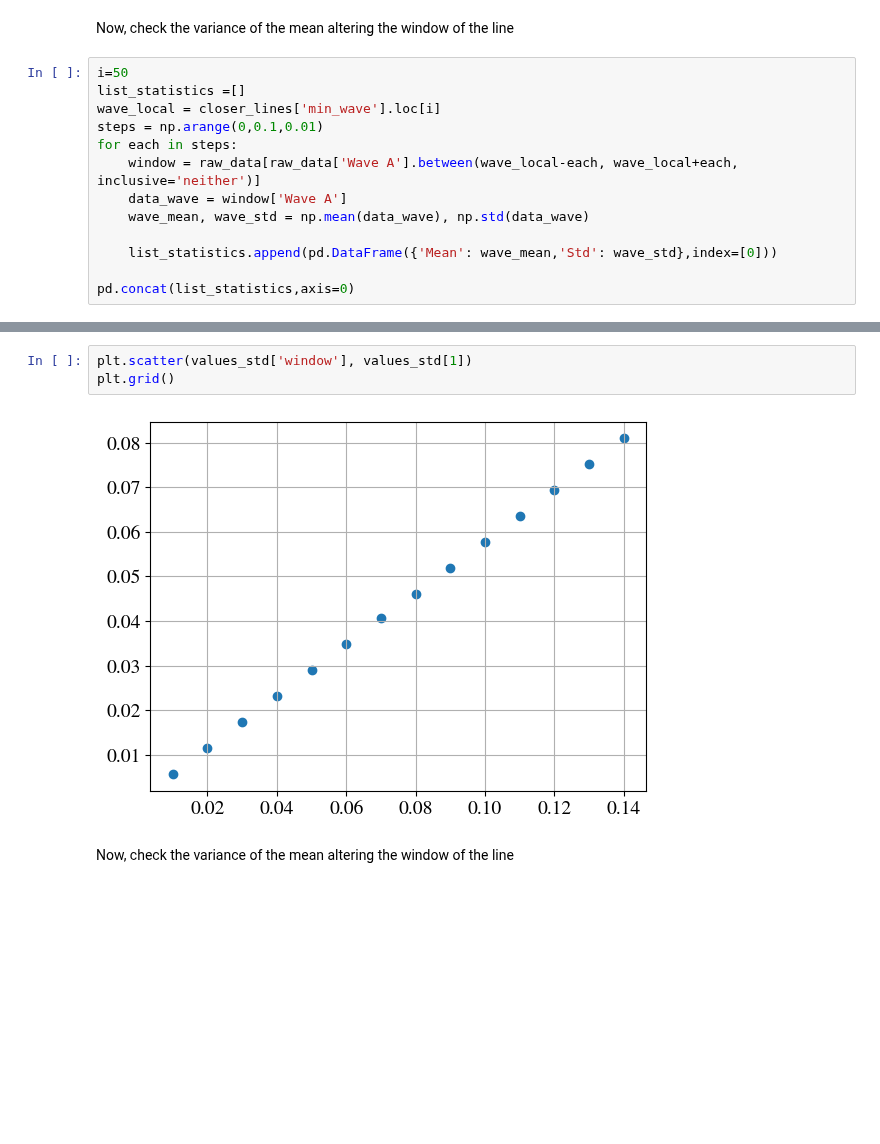
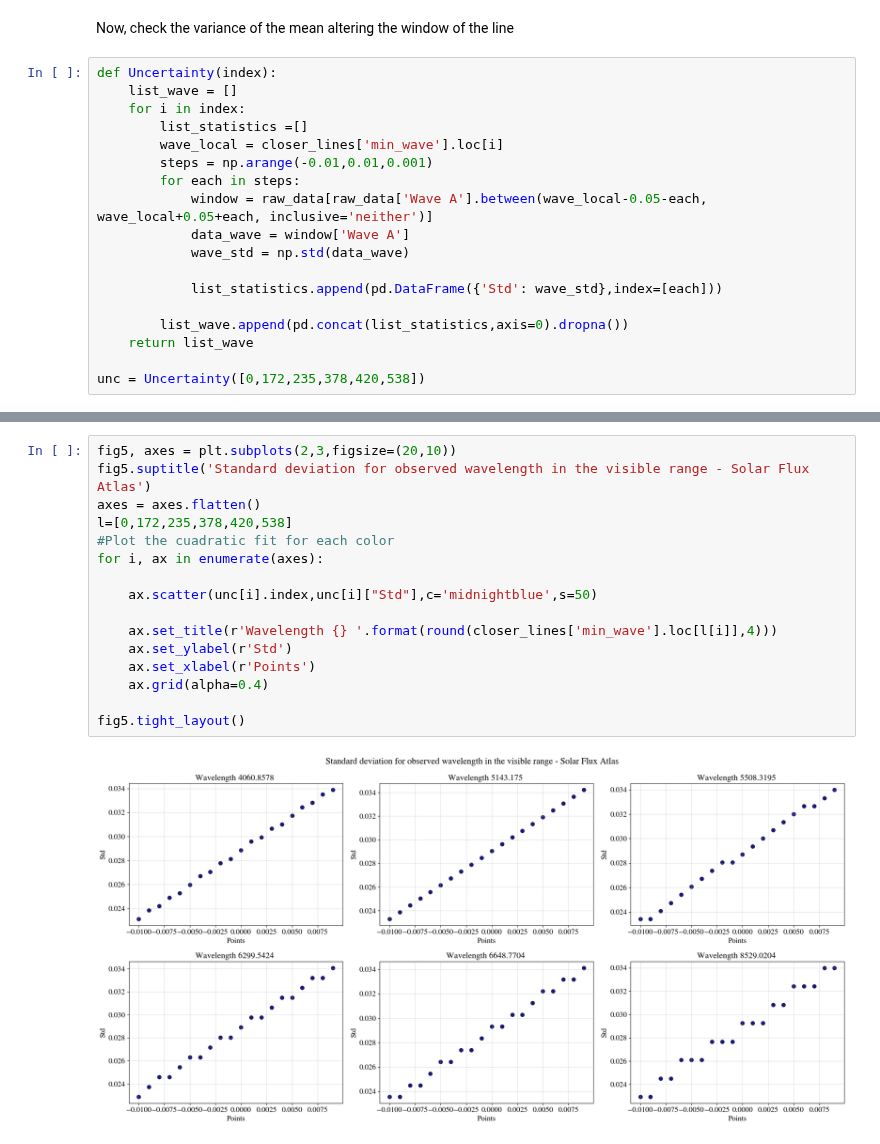
Before and after one commit to ccuellarn/Measurement-and-Characterization-of-Granulation-Patterns-in-the-IAG-Solar-Flux-Spectrum, a Jupyter notebook: Project/Characterization/Statistics/Statistical analysis.ipynb, the cells around one changed output, grey strips where cells are left out. Saved outputs shown, nothing was run; the diff lists cells and outputs as text; blank space fills up the shorter version.

```diff
--- a/Project/Characterization/Statistics/Statistical analysis.ipynb
+++ b/Project/Characterization/Statistics/Statistical analysis.ipynb
@@ -218,15 +218,20 @@ fig5.tight_layout()
 # %% [markdown]
 Now, check the variance of the mean altering the window of the line
 # %%
-i=50
-list_statistics =[]
-wave_local = closer_lines['min_wave'].loc[i]
-steps = np.arange(0,0.1,0.01)
-for each in steps:
-    window = raw_data[raw_data['Wave A'].between(wave_local-each, wave_local+each, inclusive='neither')]
-    data_wave = window['Wave A']
-    wave_mean, wave_std = np.mean(data_wave), np.std(data_wave)
+def Uncertainty(index):
+    list_wave = []
+    for i in index:
+        list_statistics =[]
+        wave_local = closer_lines['min_wave'].loc[i]
+        steps = np.arange(-0.01,0.01,0.001)
+        for each in steps:
+            window = raw_data[raw_data['Wave A'].between(wave_local-0.05-each, wave_local+0.05+each, inclusive='neither')]
+            data_wave = window['Wave A']
+            wave_std = np.std(data_wave)
 
-    list_statistics.append(pd.DataFrame({'Mean': wave_mean,'Std': wave_std},index=[0]))
+            list_statistics.append(pd.DataFrame({'Std': wave_std},index=[each]))
 
-pd.concat(list_statistics,axis=0)
+        list_wave.append(pd.concat(list_statistics,axis=0).dropna())
+    return list_wave
+
+unc = Uncertainty([0,172,235,378,420,538])
@@ -289,7 +238,18 @@ values_
 # %%
-plt.scatter(values_std['window'], values_std[1])
-plt.grid()
+fig5, axes = plt.subplots(2,3,figsize=(20,10))
+fig5.suptitle('Standard deviation for observed wavelength in the visible range - Solar Flux Atlas')
+axes = axes.flatten()
+l=[0,172,235,378,420,538]
+#Plot the cuadratic fit for each color
+for i, ax in enumerate(axes):
+
+    ax.scatter(unc[i].index,unc[i]["Std"],c='midnightblue',s=50)
+
+    ax.set_title(r'Wavelength {} '.format(round(closer_lines['min_wave'].loc[l[i]],4)))
+    ax.set_ylabel(r'Std')
+    ax.set_xlabel(r'Points')
+    ax.grid(alpha=0.4)
+
+fig5.tight_layout()
 # %% [output]
-[figure, old version]
+[figure, new version]
-# %% [markdown]
-Now, check the variance of the mean altering the window of the line
```
Also changed, not shown: parts of 4 cells of this notebook, 5 other files.
